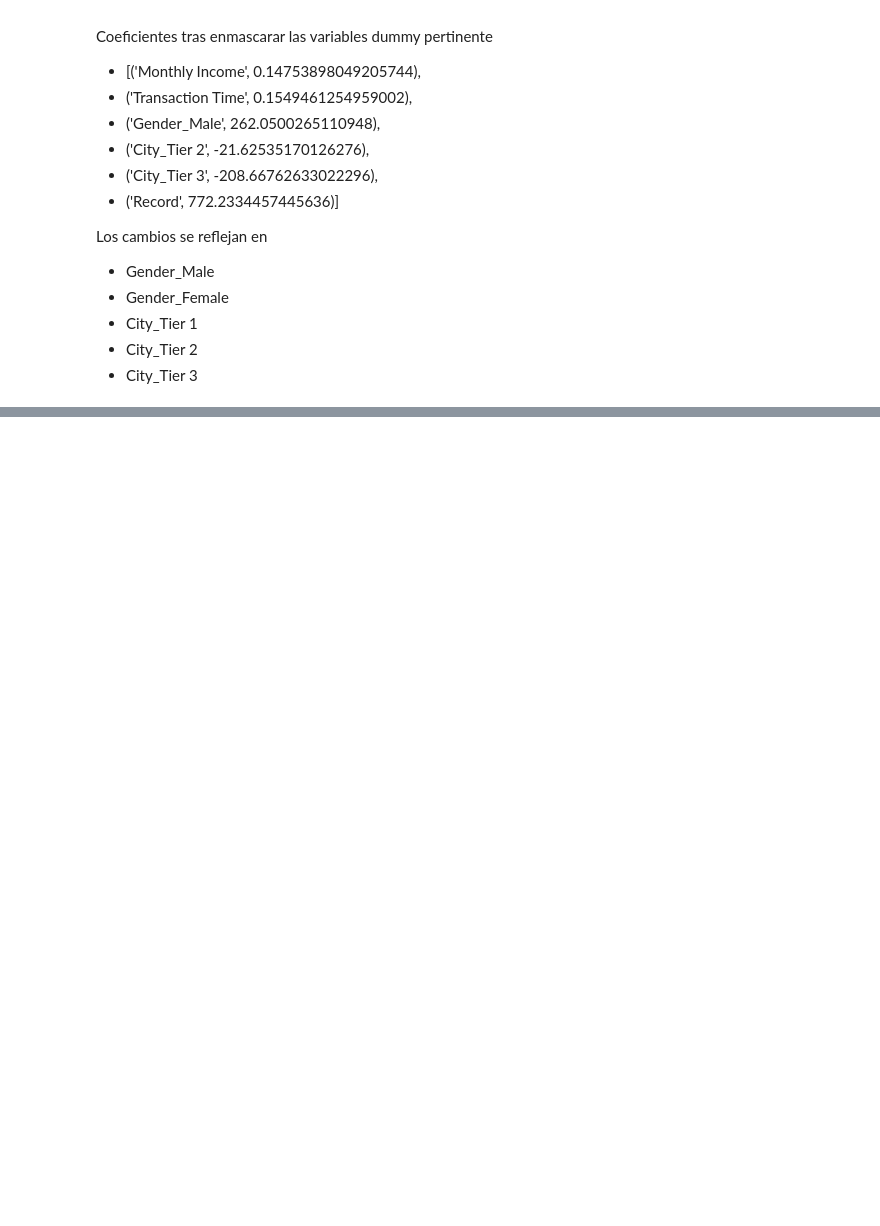
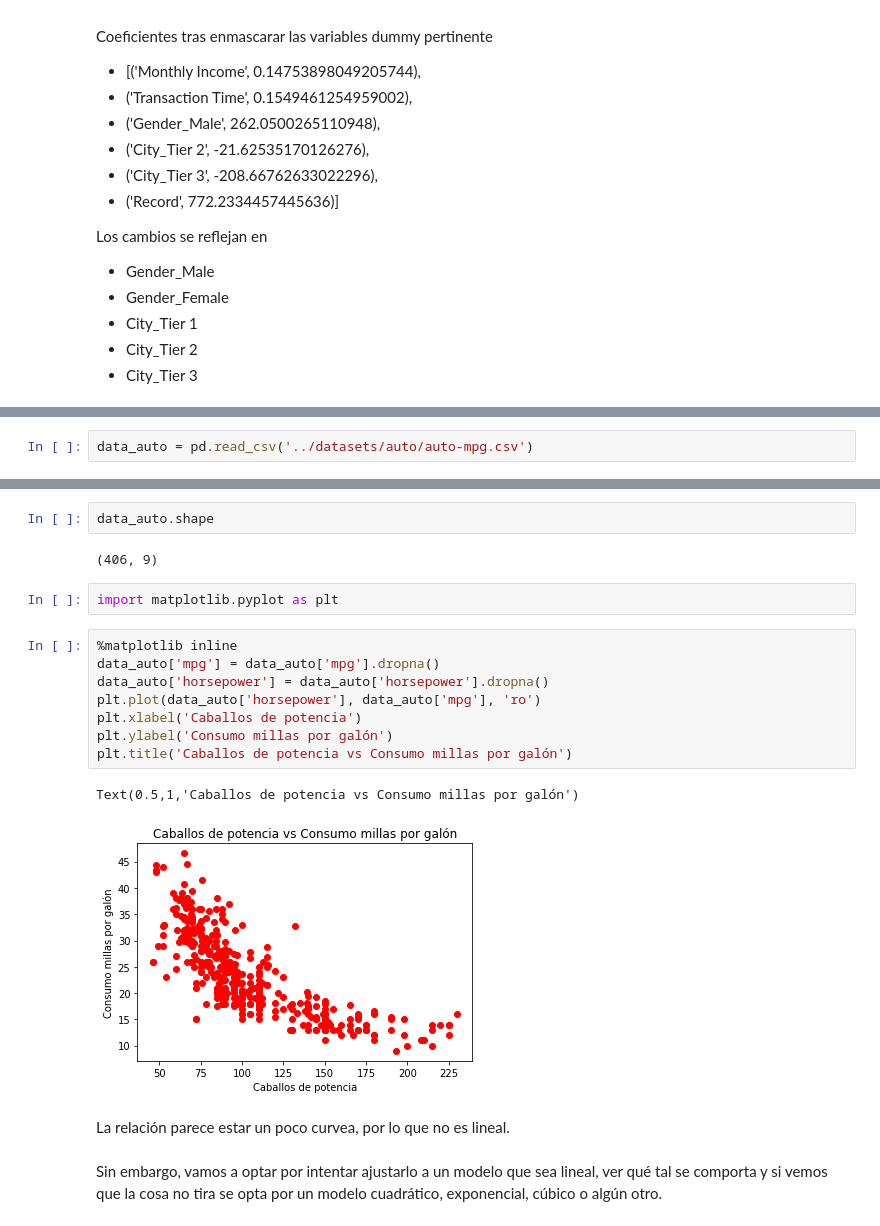
Before and after one commit to ososuna/python-ml, a Jupyter notebook: notebooks/T4 - 5 - Linear Regression - Problemas con la regresión lineal.ipynb .ipynb, the cells around one changed output, grey strips where cells are left out. Cells and saved outputs as stored; diff of their text form; blank space fills up the shorter version.

Commit message:
Regresión lineal en python

```diff
--- a/notebooks/T4 - 5 - Linear Regression - Problemas con la regresión lineal.ipynb .ipynb
+++ b/notebooks/T4 - 5 - Linear Regression - Problemas con la regresión lineal.ipynb .ipynb
@@ -274,0 +285,2 @@ Los cambios se reflejan en
+# %%
+data_auto = pd.read_csv('../datasets/auto/auto-mpg.csv')
@@ -274,0 +296,21 @@ Los cambios se reflejan en
+# %%
+data_auto.shape
+# %% [output]
+(406, 9)
+# %%
+import matplotlib.pyplot as plt
+# %%
+%matplotlib inline
+data_auto['mpg'] = data_auto['mpg'].dropna()
+data_auto['horsepower'] = data_auto['horsepower'].dropna()
+plt.plot(data_auto['horsepower'], data_auto['mpg'], 'ro')
+plt.xlabel('Caballos de potencia')
+plt.ylabel('Consumo millas por galón')
+plt.title('Caballos de potencia vs Consumo millas por galón')
+# %% [output]
+Text(0.5,1,'Caballos de potencia vs Consumo millas por galón')
+[figure, added]
+# %% [markdown]
+La relación parece estar un poco curvea, por lo que no es lineal.
+# %% [markdown]
+Sin embargo, vamos a optar por intentar ajustarlo a un modelo que sea lineal, ver qué tal se comporta y si vemos que la cosa no tira se opta por un modelo cuadrático, exponencial, cúbico o algún otro.
```
Also changed, not shown: parts of 21 cells of this notebook.
